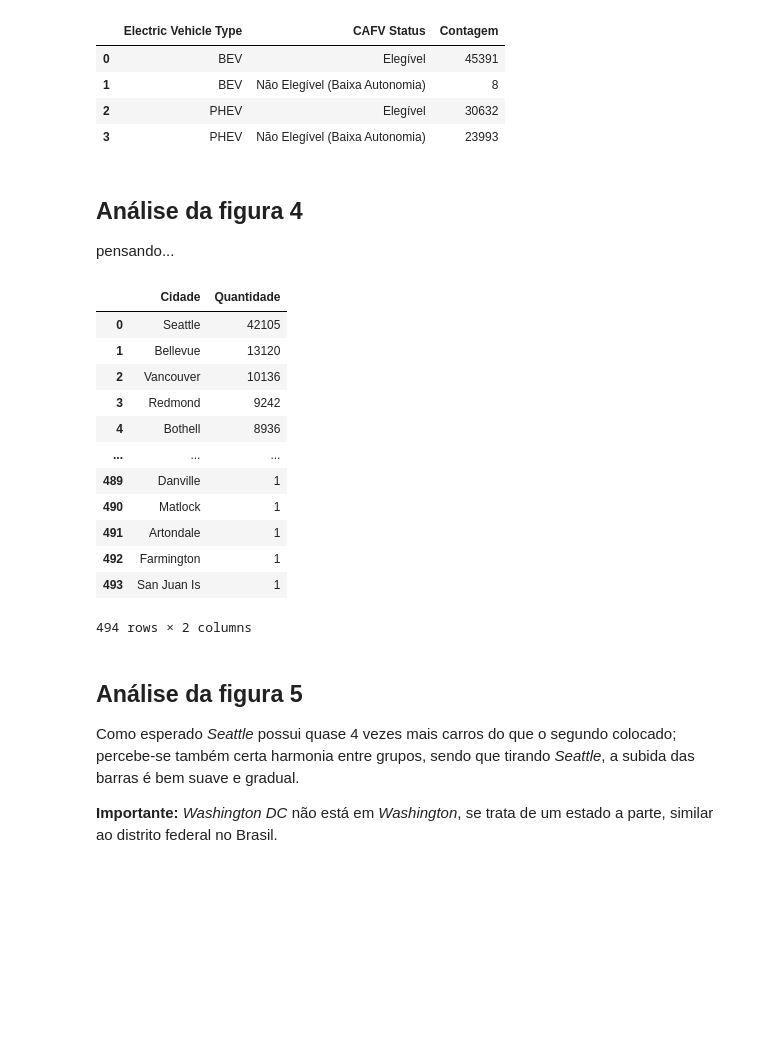
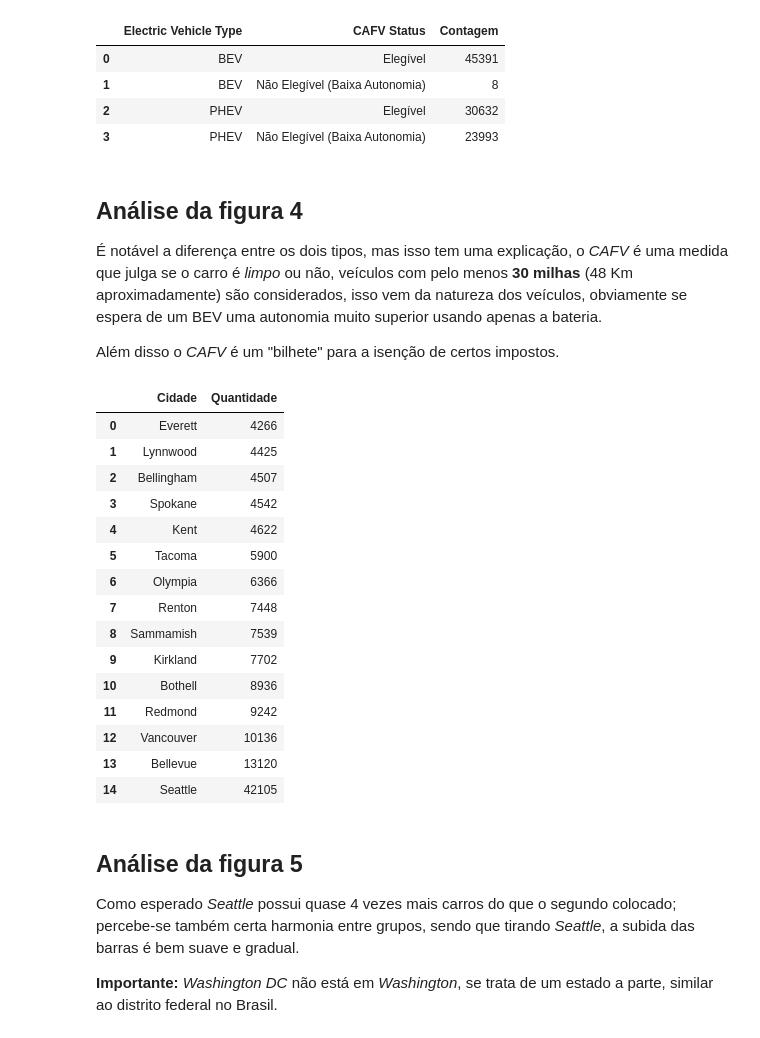
Before and after one commit to ValentimPiazera/EDA-Carros-Eletricos-Washington, a Jupyter notebook: notebooks/02_analise_eda.ipynb, the cells around one changed output. Cells and saved outputs as stored; diff of their text form; code cells hidden in the pictures; blank space fills up the shorter version.

```diff
--- a/notebooks/02_analise_eda.ipynb
+++ b/notebooks/02_analise_eda.ipynb
@@ -170,28 +170,35 @@ fig.show()
 # %% [markdown]
 ## Análise da figura 4
 
-pensando...
+ É notável a diferença entre os dois tipos, mas isso tem uma explicação, o *CAFV* é uma medida que julga se o carro é *limpo* ou não, veículos com pelo menos **30 milhas** (48 Km aproximadamente) são considerados, isso vem da natureza dos veículos, obviamente se espera de um BEV uma autonomia muito superior usando apenas a bateria.
+
+ Além disso o *CAFV* é um "bilhete" para a isenção de certos impostos.
 # %%
 # Cidades com mais carros
 
-cidades = df_limpo["City"].value_counts().reset_index()
-cidades.columns = ["Cidade", "Quantidade"]
+top_15_cidades = df_limpo["City"].value_counts().head(15).reset_index()
+top_15_cidades.columns = ["Cidade", "Quantidade"]
 
-cidades
+top_15_cidades = top_15_cidades.sort_values(by="Quantidade", ascending=True, ignore_index=True)
+
+top_15_cidades.head(15)
 # %% [output]
 |  | Cidade | Quantidade |
-| 0 | Seattle | 42105 |
-| 1 | Bellevue | 13120 |
-| 2 | Vancouver | 10136 |
-| 3 | Redmond | 9242 |
-| 4 | Bothell | 8936 |
-| ... | ... | ... |
-| 489 | Danville | 1 |
-| 490 | Matlock | 1 |
-| 491 | Artondale | 1 |
-| 492 | Farmington | 1 |
-| 493 | San Juan Is | 1 |
+| 0 | Everett | 4266 |
+| 1 | Lynnwood | 4425 |
+| 2 | Bellingham | 4507 |
+| 3 | Spokane | 4542 |
+| 4 | Kent | 4622 |
+| 5 | Tacoma | 5900 |
+| 6 | Olympia | 6366 |
+| 7 | Renton | 7448 |
+| 8 | Sammamish | 7539 |
+| 9 | Kirkland | 7702 |
+| 10 | Bothell | 8936 |
+| 11 | Redmond | 9242 |
+| 12 | Vancouver | 10136 |
+| 13 | Bellevue | 13120 |
+| 14 | Seattle | 42105 |
-494 rows × 2 columns
 # %%
 # Plotando
 
```
Also changed, not shown: parts of 21 cells of this notebook.
